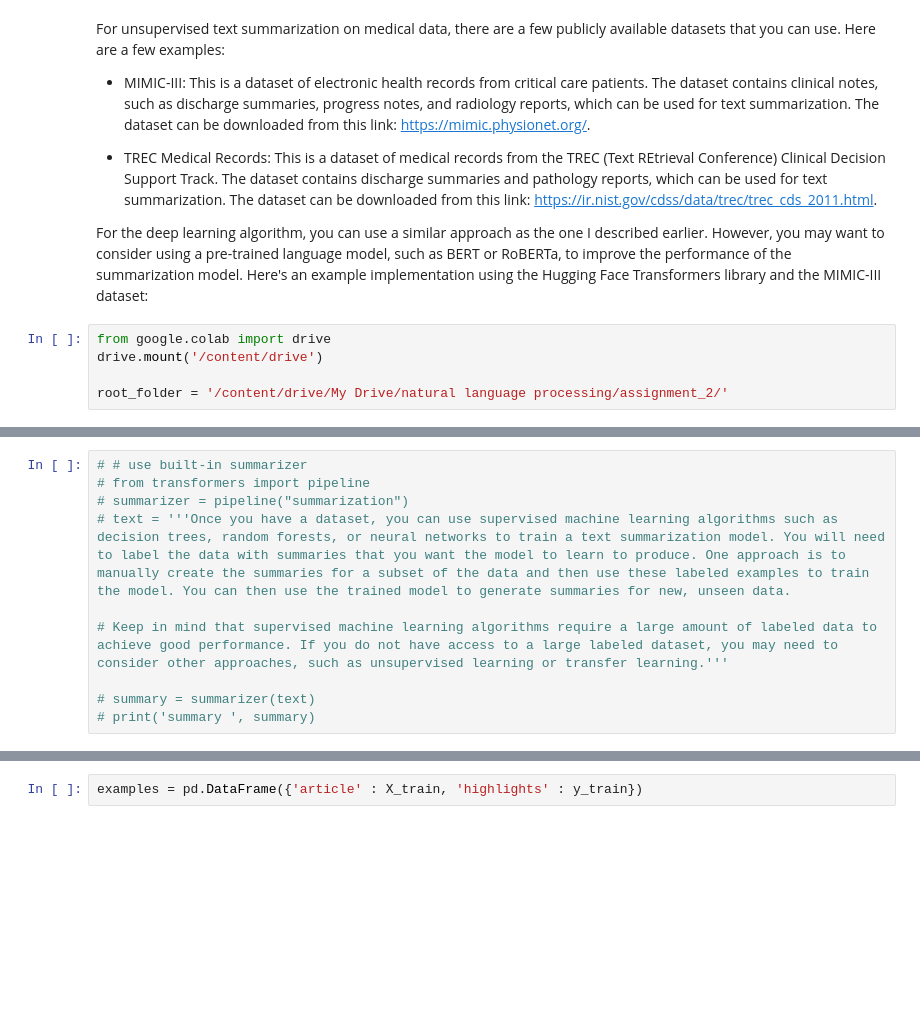
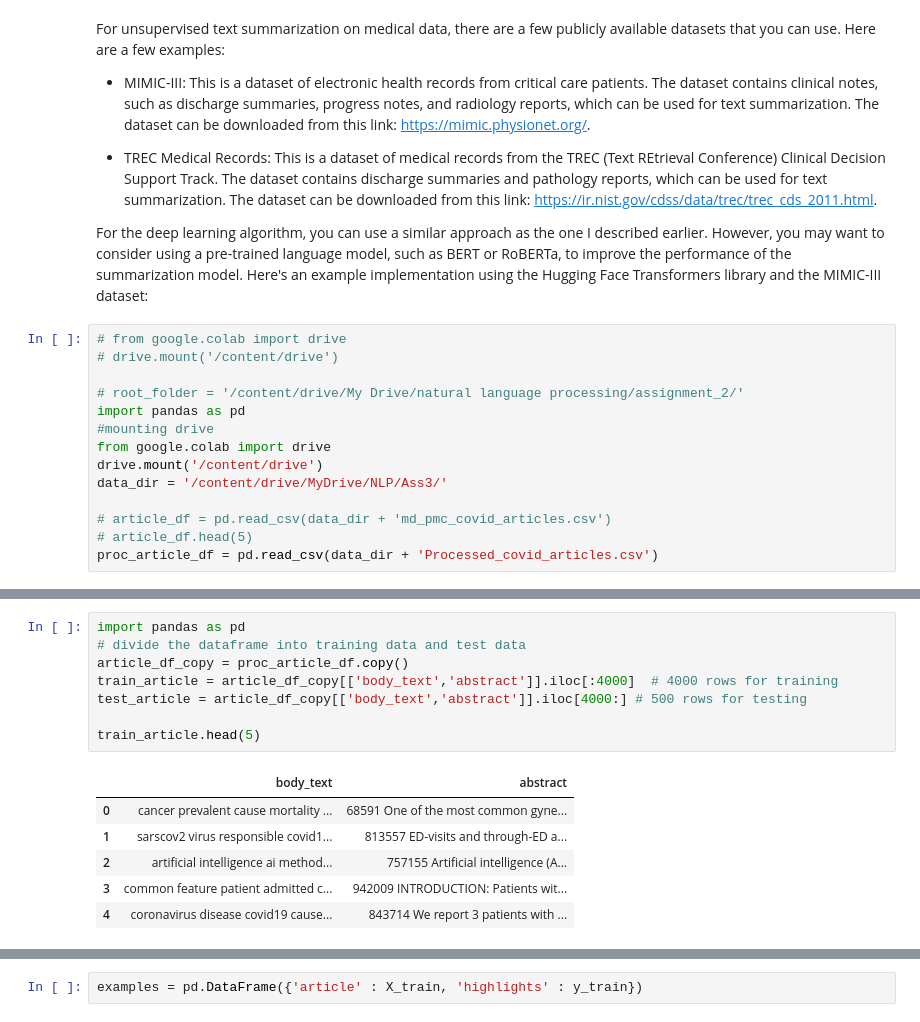
Before and after one commit to Anomaly1702/NLP_Ass3, a Jupyter notebook: Pujan_NLP_Assignment_3.ipynb, the cells around one changed output, grey strips where cells are left out. Saved outputs shown, nothing was run; the diff lists cells and outputs as text; blank space fills up the shorter version.

```diff
--- a/Pujan_NLP_Assignment_3.ipynb
+++ b/Pujan_NLP_Assignment_3.ipynb
@@ -73,8 +74,17 @@ For unsupervised text summarization on medical data, there are a few publicly av
 
 For the deep learning algorithm, you can use a similar approach as the one I described earlier. However, you may want to consider using a pre-trained language model, such as BERT or RoBERTa, to improve the performance of the summarization model. Here's an example implementation using the Hugging Face Transformers library and the MIMIC-III dataset:
 # %%
+# from google.colab import drive
+# drive.mount('/content/drive')
+
+# root_folder = '/content/drive/My Drive/natural language processing/assignment_2/'
+import pandas as pd
+#mounting drive
 from google.colab import drive
 drive.mount('/content/drive')
+data_dir = '/content/drive/MyDrive/NLP/Ass3/'
 
-root_folder = '/content/drive/My Drive/natural language processing/assignment_2/'
+# article_df = pd.read_csv(data_dir + 'md_pmc_covid_articles.csv')
+# article_df.head(5)
+proc_article_df = pd.read_csv(data_dir + 'Processed_covid_articles.csv')
 # %% [output]
@@ -170,10 +92,15 @@ Token indices sequence length is longer than the specified maximum sequence leng
-# %%
-# # use built-in summarizer
-# from transformers import pipeline
-# summarizer = pipeline("summarization")
-# text = '''Once you have a dataset, you can use supervised machine learning algorithms such as decision trees, random forests, or neural networks to train a text summarization model. You will need to label the data with summaries that you want the model to learn to produce. One approach is to manually create the summaries for a subset of the data and then use these labeled examples to train the model. You can then use the trained model to generate summaries for new, unseen data.
-
-# Keep in mind that supervised machine learning algorithms require a large amount of labeled data to achieve good performance. If you do not have access to a large labeled dataset, you may need to consider other approaches, such as unsupervised learning or transfer learning.'''
-
-# summary = summarizer(text)
-# print('summary ', summary)
+# %%
+import pandas as pd
+# divide the dataframe into training data and test data
+article_df_copy = proc_article_df.copy()
+train_article = article_df_copy[['body_text','abstract']].iloc[:4000]  # 4000 rows for training
+test_article = article_df_copy[['body_text','abstract']].iloc[4000:] # 500 rows for testing
+
+train_article.head(5)
+# %% [output]
+|  | body_text | abstract |
+| 0 | cancer prevalent cause mortality ... | 68591 One of the most common gyne... |
+| 1 | sarscov2 virus responsible covid1... | 813557 ED-visits and through-ED a... |
+| 2 | artificial intelligence ai method... | 757155 Artificial intelligence (A... |
+| 3 | common feature patient admitted c... | 942009 INTRODUCTION: Patients wit... |
+| 4 | coronavirus disease covid19 cause... | 843714 We report 3 patients with ... |
```
Also changed, not shown: parts of 17 cells of this notebook.
